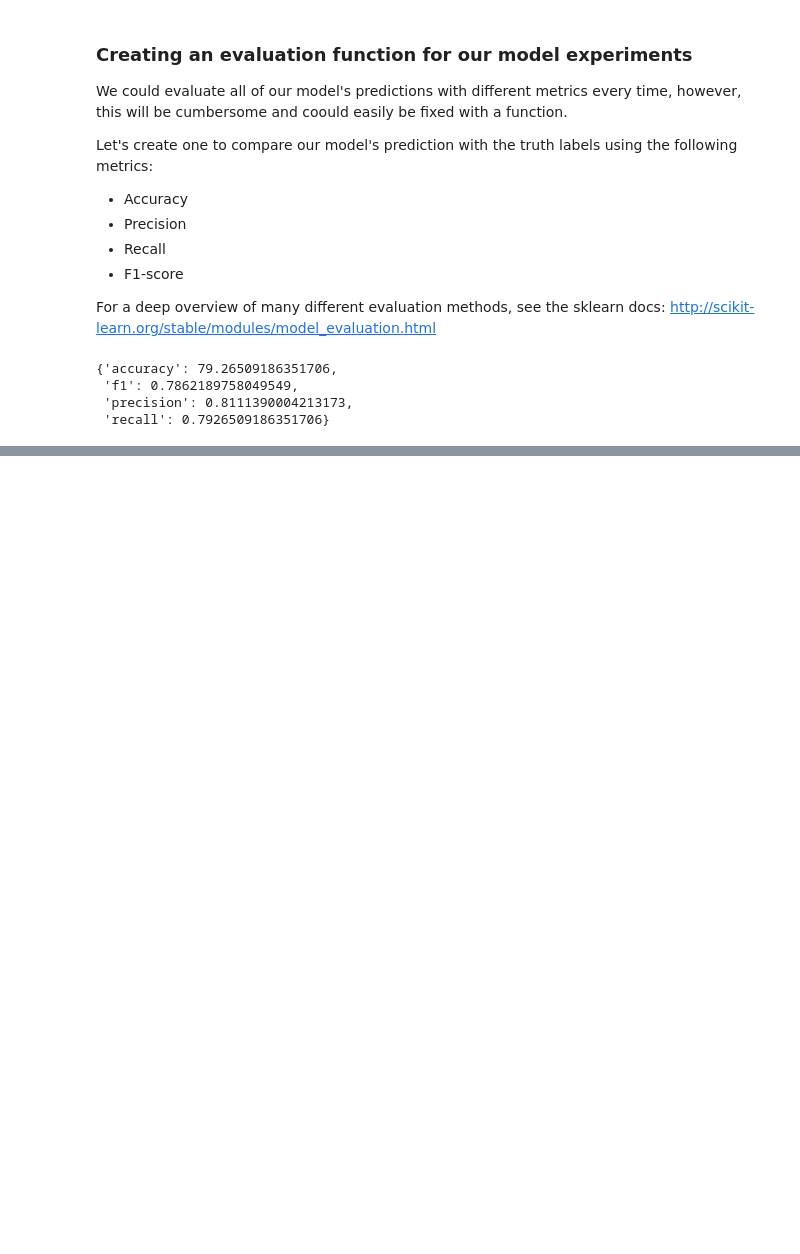
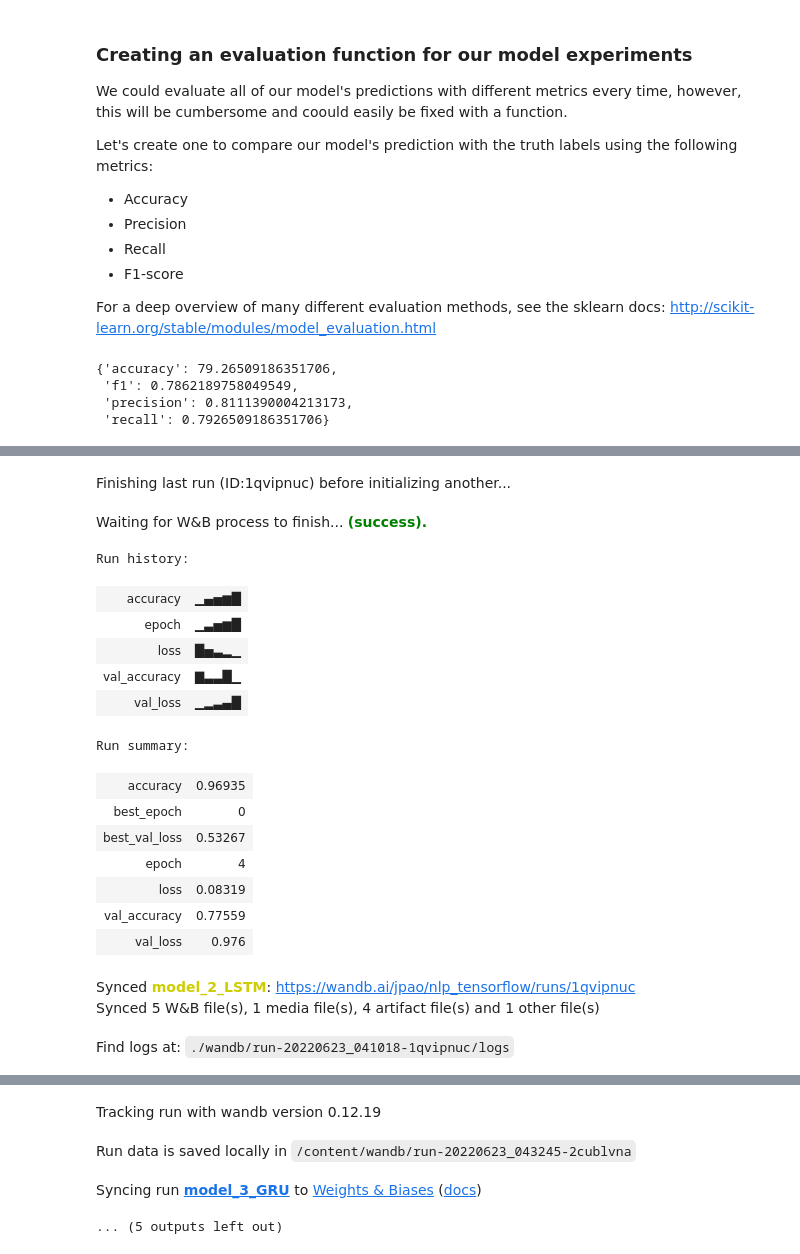
Before and after one commit to johanesPao/tensorflow_developer_certificate, a Jupyter notebook: 08_introduction_to_nlp_in_tensorflow.ipynb, the cells around one changed output, grey strips where cells are left out. Drawn from its saved outputs; the diff is of its cells as text; code cells hidden in the pictures; blank space fills up the shorter version.

```diff
--- a/08_introduction_to_nlp_in_tensorflow.ipynb
+++ b/08_introduction_to_nlp_in_tensorflow.ipynb
@@ -451,0 +894,13 @@ baseline_results
+# %%
+# Build a RNN using the GRU cell
+from tensorflow.keras import layers
+inputs = layers.Input(shape=(1,), dtype=tf.string)
+x = text_vectorizer(inputs)
+x = embedding(x)
+x = layers.GRU(64)(x)
+# x = layers.GRU(64, return_sequences=True)(x) # if you want to stack recurrent layers on top of each other, you need return_sequences=True
+# x = layers.LSTM(64, return_sequences=True)(x)
+# x = layers.GRU(64)(x)
+# x = layers.Dense(64, activation='relu')(x)
+outputs = layers.Dense(1, activation='sigmoid')(x)
+model_3 = tf.keras.Model(inputs, outputs, name='model_3_GRU')
@@ -451,0 +931,40 @@ baseline_results
+# %%
+# Compile the model
+model_3.compile(loss=tf.keras.losses.BinaryCrossentropy(),
+                optimizer=tf.keras.optimizers.Adam(),
+                metrics=['accuracy'])
+# %%
+# Setup wandb init and config
+wb.init(project='nlp_tensorflow',
+        entity='jpao',
+        name='model_3_GRU',
+        config={'lr': 0.001,
+                'epochs': 5,
+                'valid_steps': 0.15})
+
+# Fit the model
+model_3_history = model_3.fit(train_sentences,
+                              train_labels,
+                              epochs=wb.config.epochs,
+                              validation_data=(val_sentences, val_labels),
+                              callbacks=[WandbCallback()])
+# %% [output]
+Finishing last run (ID:1qvipnuc) before initializing another...
+Waiting for W&B process to finish... (success).
+Run history:
+| accuracy | ▁▄▅▆█ |
+| epoch | ▁▃▅▆█ |
+| loss | █▅▃▂▁ |
+| val_accuracy | ▇▃▃█▁ |
+| val_loss | ▁▂▃▄█ |
+Run summary:
+| accuracy | 0.96935 |
+| best_epoch | 0 |
+| best_val_loss | 0.53267 |
+| epoch | 4 |
+| loss | 0.08319 |
+| val_accuracy | 0.77559 |
+| val_loss | 0.976 |
+Synced model_2_LSTM: https://wandb.ai/jpao/nlp_tensorflow/runs/1qvipnuc
+Synced 5 W&B file(s), 1 media file(s), 4 artifact file(s) and 1 other file(s)
+Find logs at: ./wandb/run-20220623_041018-1qvipnuc/logs
@@ -451,0 +972,4 @@ baseline_results
+Tracking run with wandb version 0.12.19
+Run data is saved locally in /content/wandb/run-20220623_043245-2cublvna
+Syncing run model_3_GRU to Weights & Biases (docs)
+... (5 outputs left out)
```
Also changed, not shown: parts of 62 cells of this notebook.
